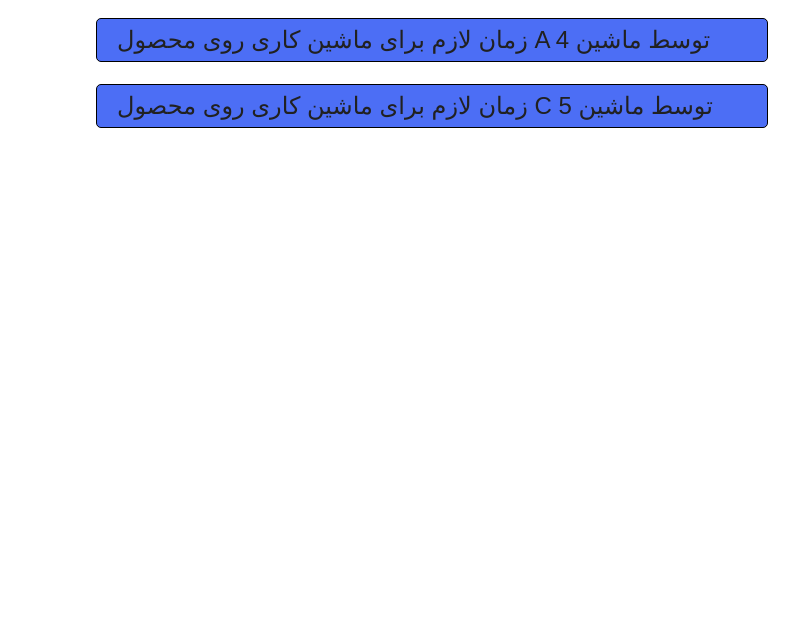
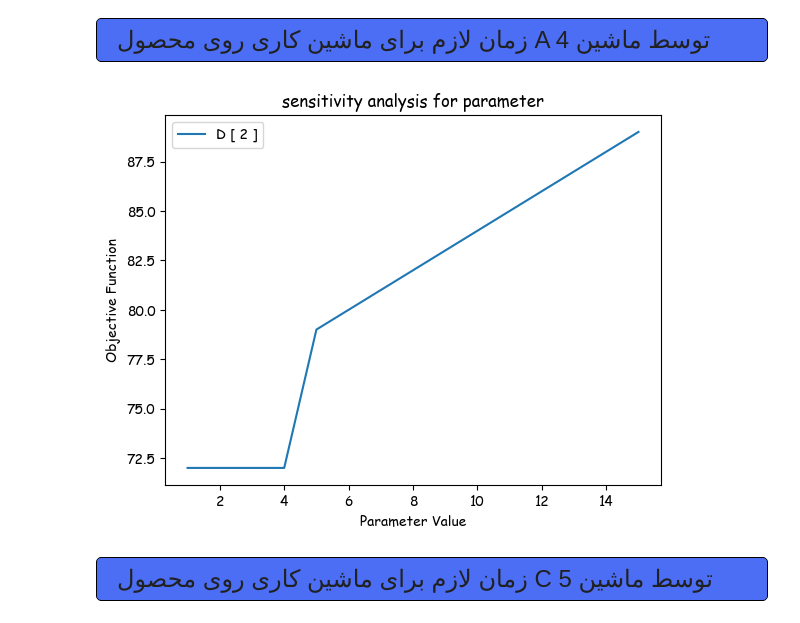
Before and after one commit to hadihe2002/pyomo, a Jupyter notebook: pyomo.ipynb, the cells around one changed output. Saved outputs shown, nothing was run; the diff lists cells and outputs as text; code cells hidden in the pictures; blank space fills up the shorter version.

```diff
--- a/pyomo.ipynb
+++ b/pyomo.ipynb
@@ -229,6 +220,17 @@ df
 <div style="font-family: Vazirmatn; font-size:24px; direction: rtl; display: flex; align-items:center; justify-content:center; align-text:center; background-color: #4c6ef5; padding: 10px 20px;border: 1px solid black; border-radius: 5px">
  زمان لازم برای ماشین کاری روی محصول A توسط ماشین 4
 </div>
+# %%
+model_2 = model.clone()
+
+answers = []
+for i in range(1,15+1):
+    model_2.time_params[(4,1)] = i
+    answers.append(solve(model_2))
+
+plot_lists(answers)
+# %% [output]
+[figure, added]
 # %% [markdown]
 <div style="font-family: Vazirmatn; font-size:24px; direction: rtl; display: flex; align-items:center; justify-content:center; align-text:center; background-color: #4c6ef5; padding: 10px 20px;border: 1px solid black; border-radius: 5px">
  زمان لازم برای ماشین کاری روی محصول C توسط ماشین 5
```
Also changed, not shown: parts of 7 cells of this notebook, 5 other files.
